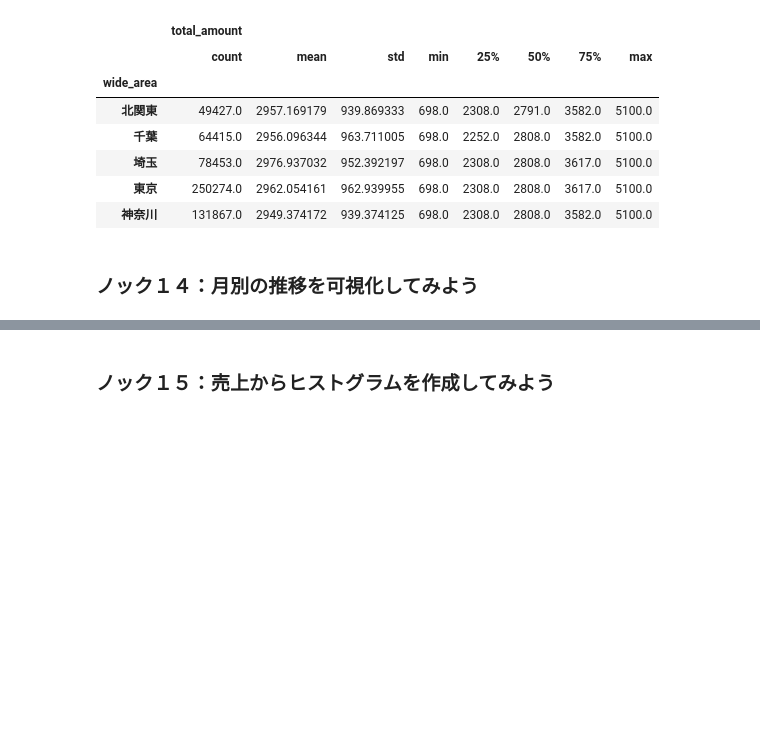
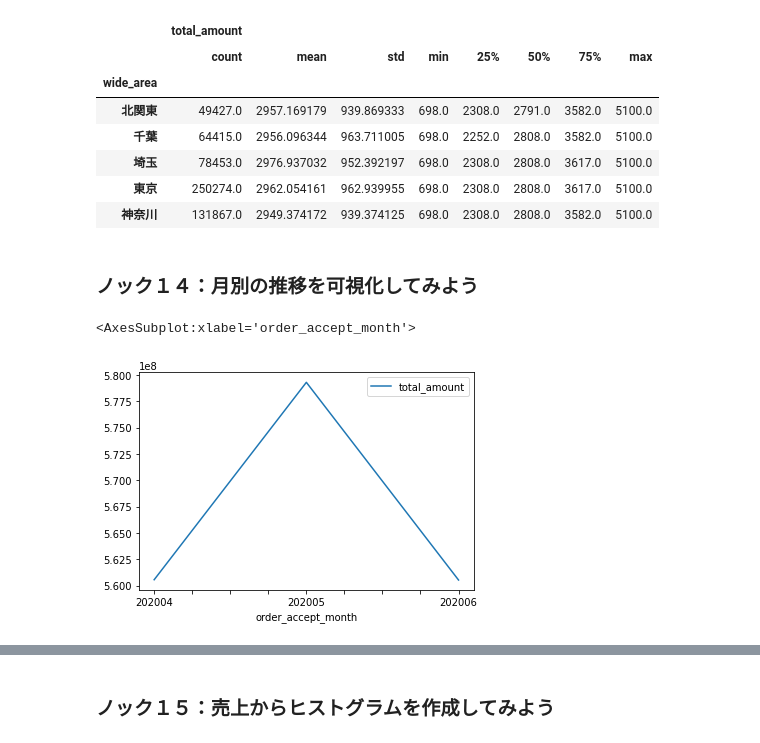
Before and after one commit to GitHiru/ml_academic, a Jupyter notebook: various/offline/books/MLSys_100Knocks/main_chapter/chapter02/study_visualization.ipynb, the cells around one changed output, grey strips where cells are left out. Cells and saved outputs as stored; diff of their text form; code cells hidden in the pictures; blank space fills up the shorter version.

```diff
--- a/various/offline/books/MLSys_100Knocks/main_chapter/chapter02/study_visualization.ipynb
+++ b/various/offline/books/MLSys_100Knocks/main_chapter/chapter02/study_visualization.ipynb
@@ -247,0 +251,5 @@ area_data.describe()
+# %%
+month_data.sum().plot()
+# %% [output]
+<AxesSubplot:xlabel='order_accept_month'>
+[figure, added]
```
Also changed, not shown: parts of 4 cells of this notebook.
